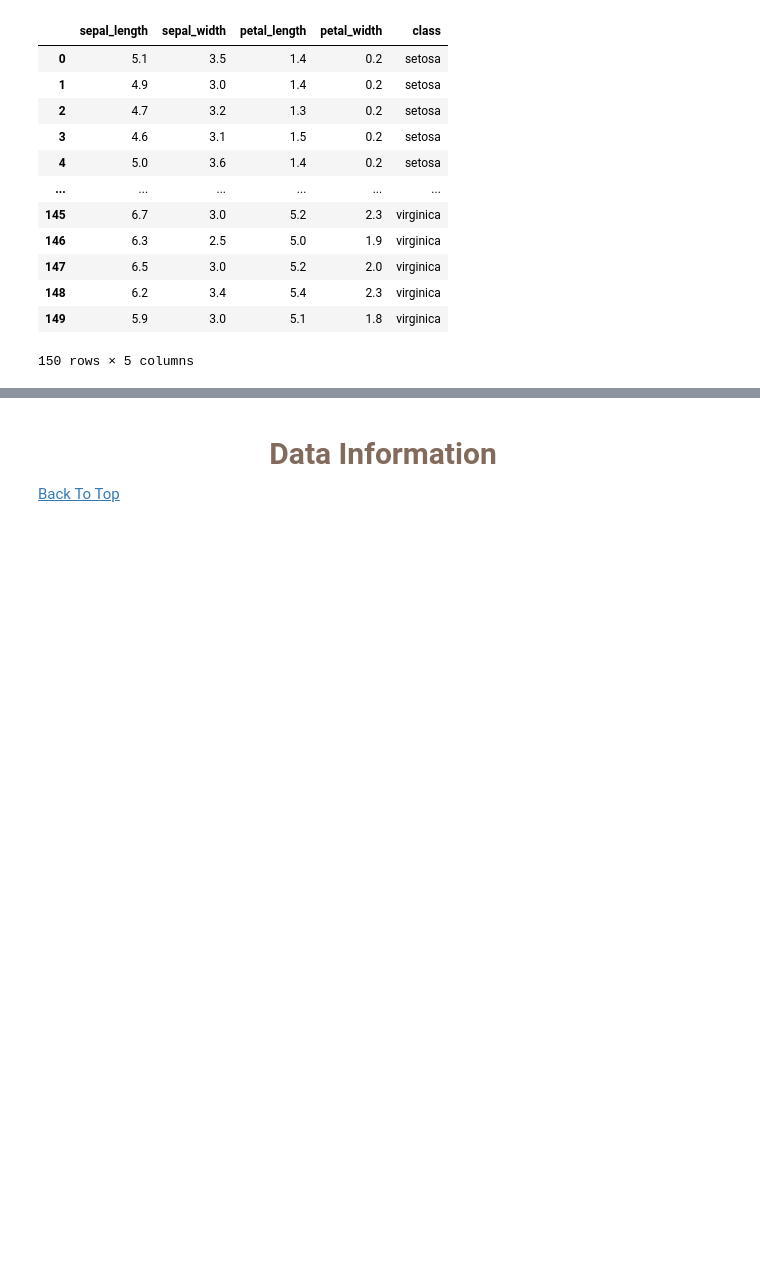
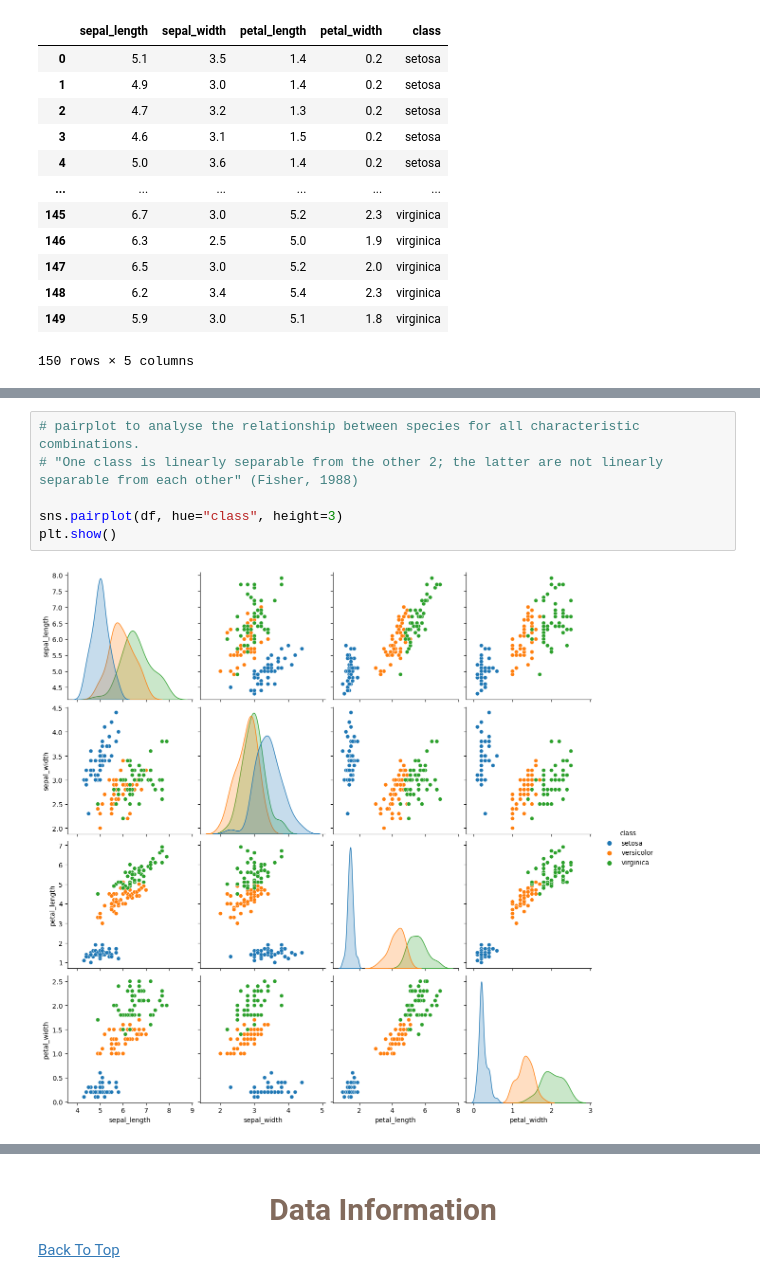
Before and after one commit to elainetynan/MachineLearningAndStats, a Jupyter notebook: project.ipynb, the cells around one changed output, grey strips where cells are left out. Saved outputs shown, nothing was run; the diff lists cells and outputs as text; blank space fills up the shorter version.

```diff
--- a/project.ipynb
+++ b/project.ipynb
@@ -155,0 +140,8 @@ df
+# %%
+# pairplot to analyse the relationship between species for all characteristic combinations.
+# "One class is linearly separable from the other 2; the latter are not linearly separable from each other" (Fisher, 1988)
+
+sns.pairplot(df, hue="class", height=3)
+plt.show()
+# %% [output]
+[figure, added]
```
Also changed, not shown: parts of 47 cells of this notebook, 2 other files.
